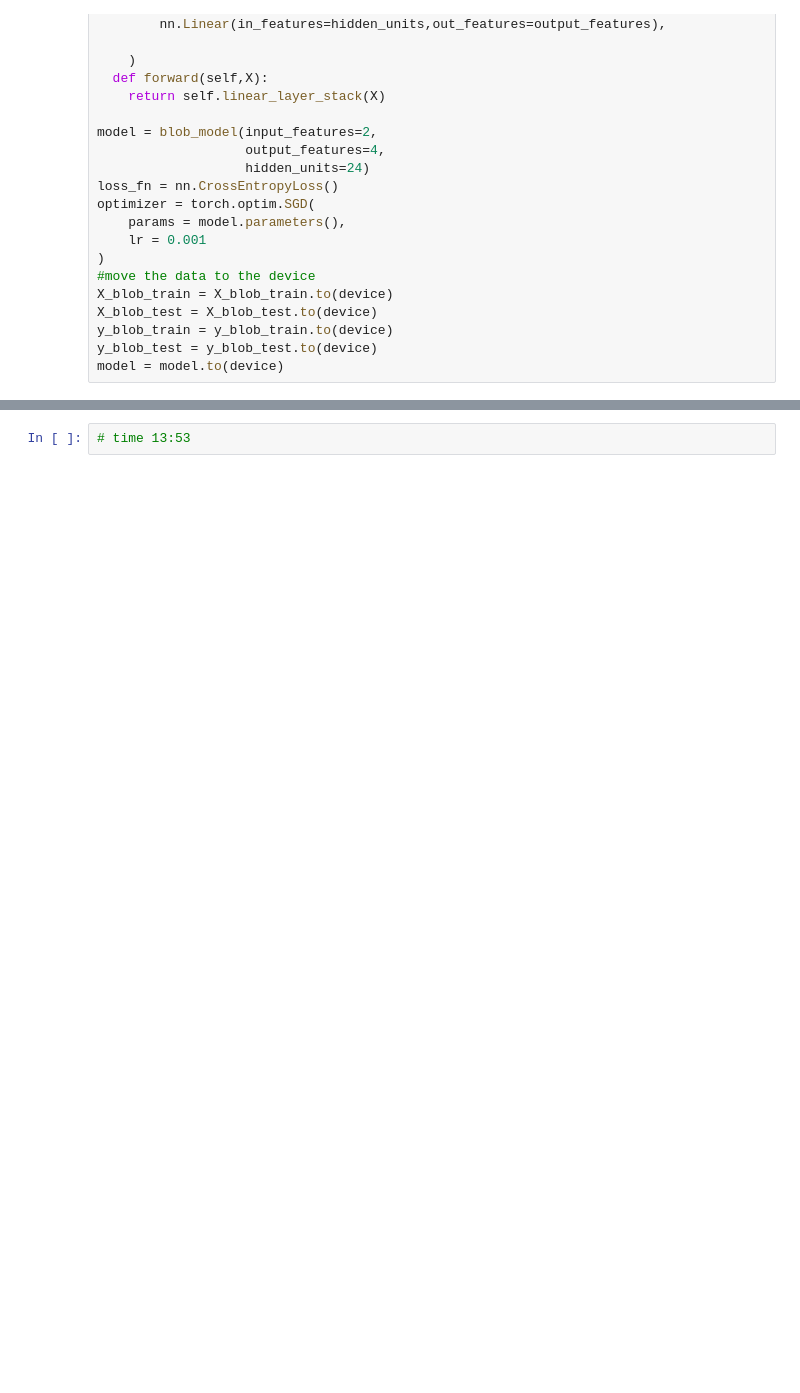
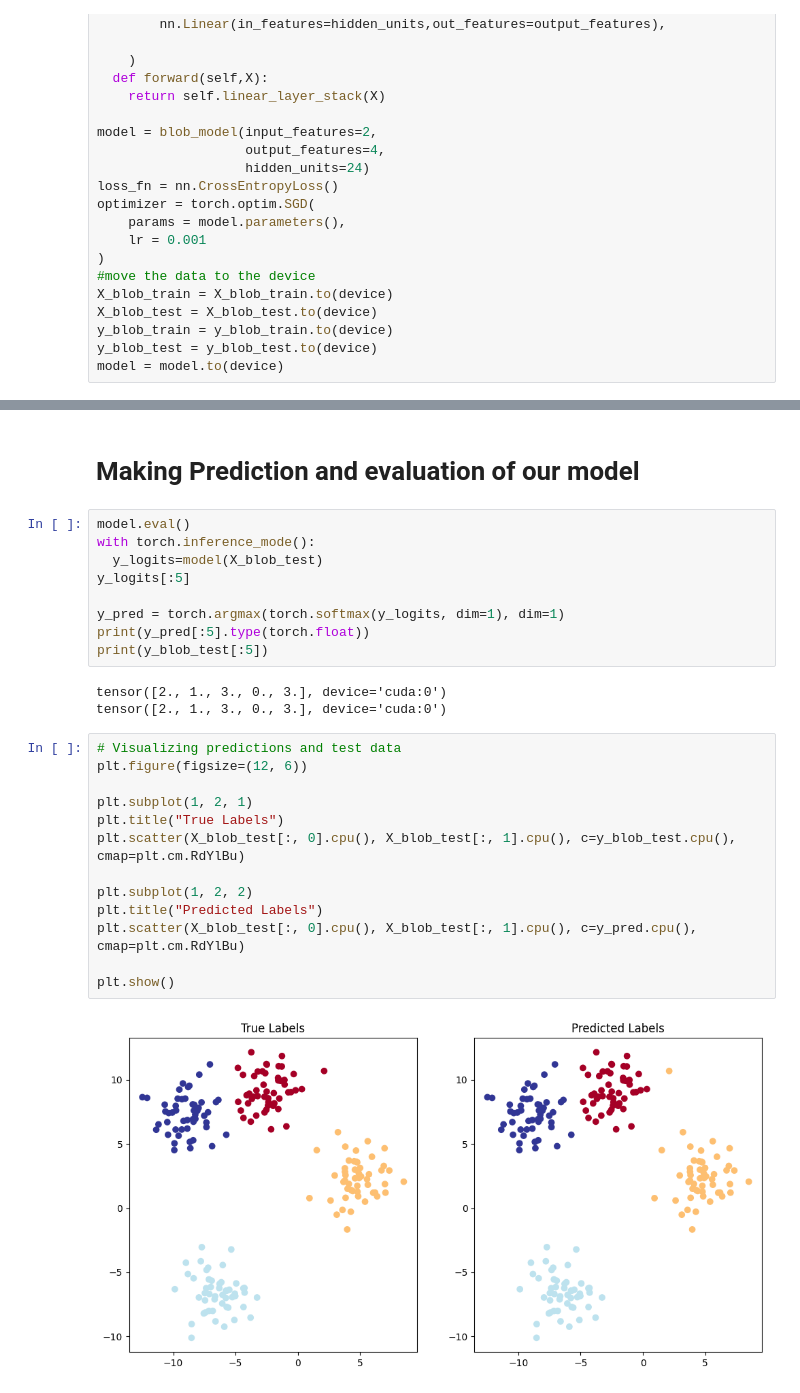
Before and after one commit to mehraj-alom/pytorch, a Jupyter notebook: 03Multi_class_classification.ipynb, the cells around one changed output, grey strips where cells are left out. Drawn from its saved outputs; the diff is of its cells as text; blank space fills up the shorter version.

```diff
--- a/03Multi_class_classification.ipynb
+++ b/03Multi_class_classification.ipynb
@@ -166,2 +166,29 @@ epoch: 1900  loss:  0.028  acc:  99.25%  test_loss:  0.0198  test_acc:  99.50%
-# %%
-# time 13:53
+# %% [markdown]
+# Making Prediction and evaluation of our model
+# %%
+model.eval()
+with torch.inference_mode():
+  y_logits=model(X_blob_test)
+y_logits[:5]
+
+y_pred = torch.argmax(torch.softmax(y_logits, dim=1), dim=1)
+print(y_pred[:5].type(torch.float))
+print(y_blob_test[:5])
+# %% [output]
+tensor([2., 1., 3., 0., 3.], device='cuda:0')
+tensor([2., 1., 3., 0., 3.], device='cuda:0')
+# %%
+# Visualizing predictions and test data
+plt.figure(figsize=(12, 6))
+
+plt.subplot(1, 2, 1)
+plt.title("True Labels")
+plt.scatter(X_blob_test[:, 0].cpu(), X_blob_test[:, 1].cpu(), c=y_blob_test.cpu(), cmap=plt.cm.RdYlBu)
+
+plt.subplot(1, 2, 2)
+plt.title("Predicted Labels")
+plt.scatter(X_blob_test[:, 0].cpu(), X_blob_test[:, 1].cpu(), c=y_pred.cpu(), cmap=plt.cm.RdYlBu)
+
+plt.show()
+# %% [output]
+[figure, added]
```
Also changed, not shown: parts of 5 cells of this notebook.
